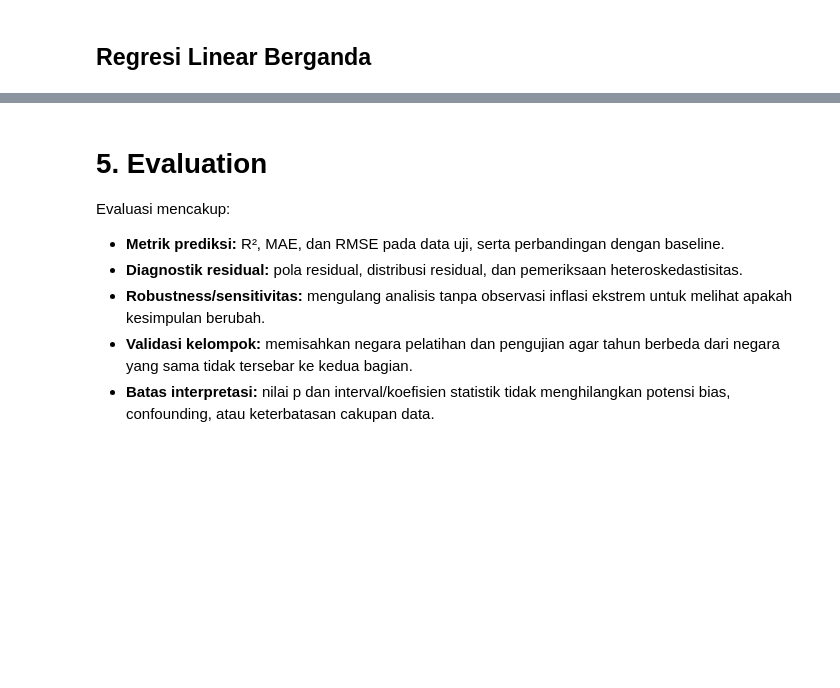
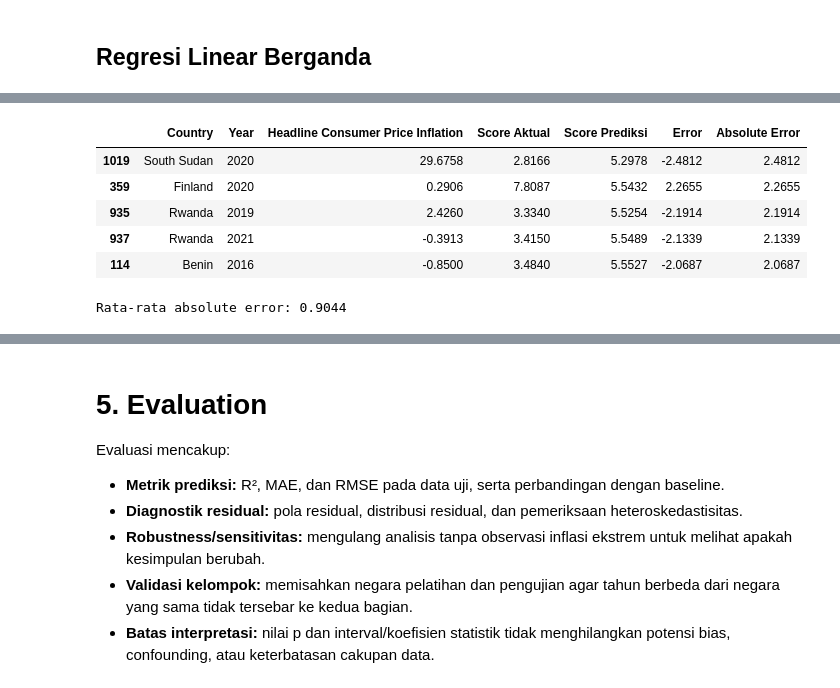
Before and after one commit to aallyya4/24_IF-B_DataSunda, a Jupyter notebook: 24_IF_B_Data_Sunda.ipynb, the cells around one changed output, grey strips where cells are left out. Drawn from its saved outputs; the diff is of its cells as text; code cells hidden in the pictures; blank space fills up the shorter version.

```diff
--- a/24_IF_B_Data_Sunda.ipynb
+++ b/24_IF_B_Data_Sunda.ipynb
@@ -812,0 +1010,20 @@ Jumlah negara: 134
+# %%
+# Menampilkan lima prediksi yang paling meleset pada data test
+analisis_error = X_test.copy()
+analisis_error["Country"] = df.loc[X_test.index, "Country"]
+analisis_error["Year"] = df.loc[X_test.index, "Year"]
+analisis_error["Score Aktual"] = y_test
+analisis_error["Score Prediksi"] = pred_test
+analisis_error["Error"] = analisis_error["Score Aktual"] - analisis_error["Score Prediksi"]
+analisis_error["Absolute Error"] = analisis_error["Error"].abs()
+display(analisis_error.sort_values("Absolute Error", ascending=False)[["Country", "Year", kolom_x, "Score Aktual", "Score Prediksi", "Error", "Absolute Error"]].head(5).round(4))
+
+print("Rata-rata absolute error:", round(analisis_error["Absolute Error"].mean(), 4))
+# %% [output]
+|  | Country | Year | Headline Consumer Price Inflation | Score Aktual | Score Prediksi | Error | Absolute Error |
+| 1019 | South Sudan | 2020 | 29.6758 | 2.8166 | 5.2978 | -2.4812 | 2.4812 |
+| 359 | Finland | 2020 | 0.2906 | 7.8087 | 5.5432 | 2.2655 | 2.2655 |
+| 935 | Rwanda | 2019 | 2.4260 | 3.3340 | 5.5254 | -2.1914 | 2.1914 |
+| 937 | Rwanda | 2021 | -0.3913 | 3.4150 | 5.5489 | -2.1339 | 2.1339 |
+| 114 | Benin | 2016 | -0.8500 | 3.4840 | 5.5527 | -2.0687 | 2.0687 |
+Rata-rata absolute error: 0.9044
```
Also changed, not shown: parts of 20 cells of this notebook, 1 other file.
